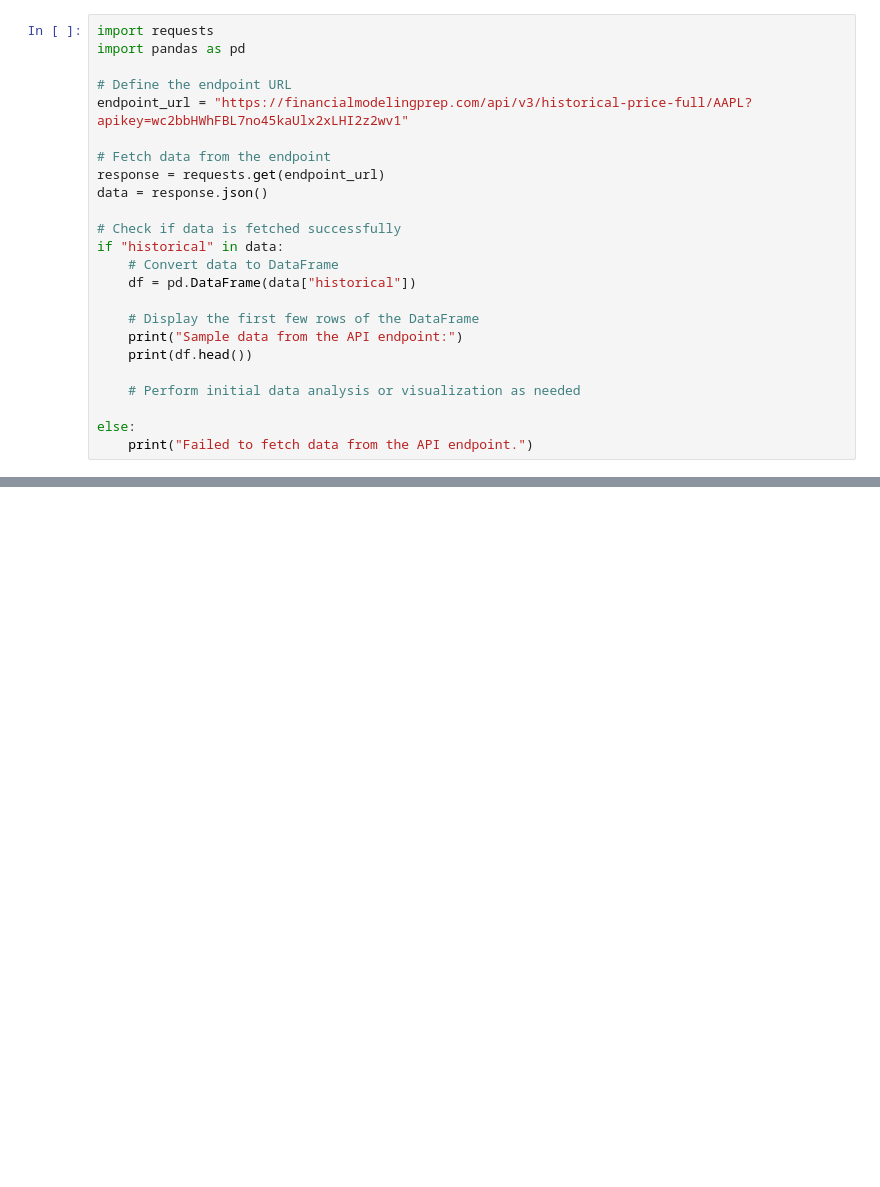
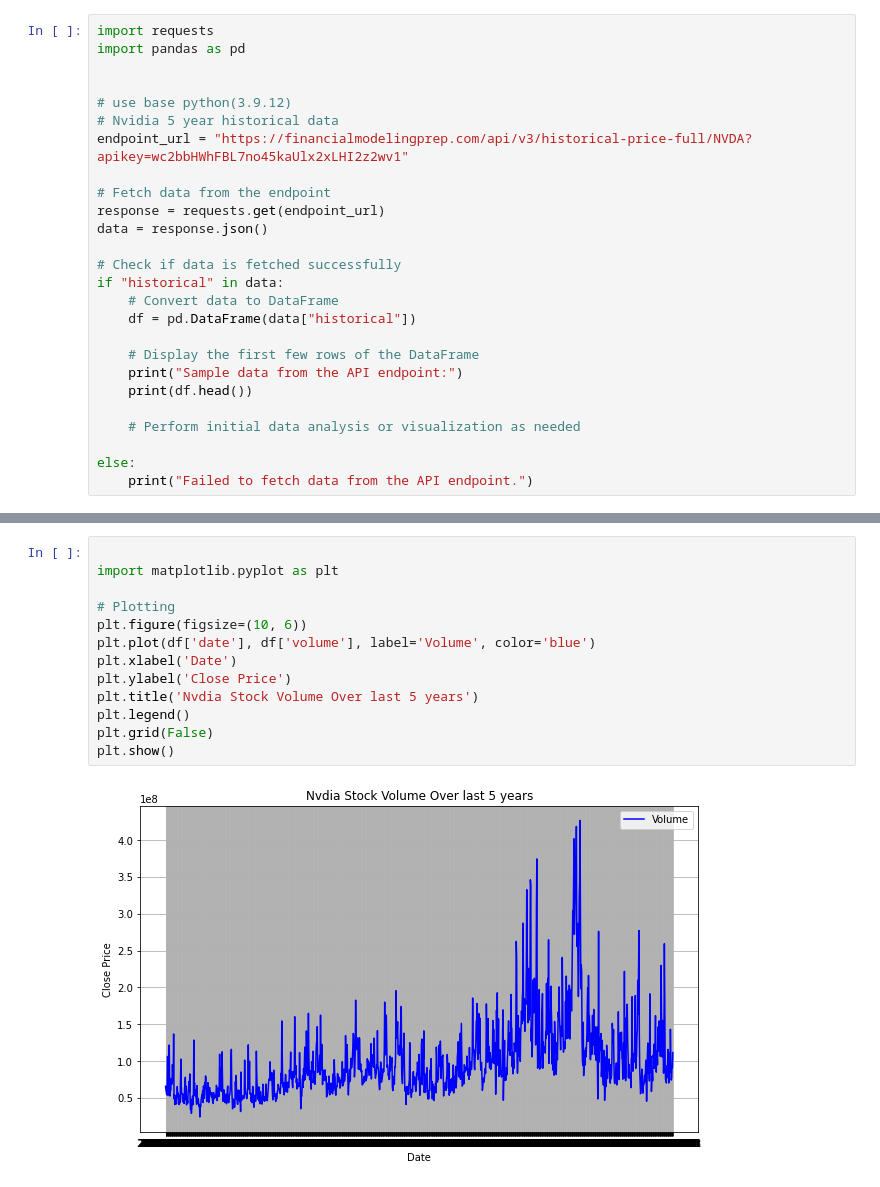
Before and after one commit to MabroorA/stocks-prediction-app, a Jupyter notebook: Machine-learning/Test-model.ipynb, the cells around one changed output, grey strips where cells are left out. Cells and saved outputs as stored; diff of their text form; blank space fills up the shorter version.

Commit message:
data displayed using pandas and matplotlib

```diff
--- a/Machine-learning/Test-model.ipynb
+++ b/Machine-learning/Test-model.ipynb
@@ -2,8 +2,10 @@
 import requests
 import pandas as pd
 
-# Define the endpoint URL
-endpoint_url = "https://financialmodelingprep.com/api/v3/historical-price-full/AAPL?apikey=wc2bbHWhFBL7no45kaUlx2xLHI2z2wv1"
+
+# use base python(3.9.12)
+# Nvidia 5 year historical data
+endpoint_url = "https://financialmodelingprep.com/api/v3/historical-price-full/NVDA?apikey=wc2bbHWhFBL7no45kaUlx2xLHI2z2wv1"
 
 # Fetch data from the endpoint
 response = requests.get(endpoint_url)
@@ -26,0 +47,15 @@ ModuleNotFoundError: No module named 'requests'
+# %%
+
+import matplotlib.pyplot as plt
+
+# Plotting
+plt.figure(figsize=(10, 6))
+plt.plot(df['date'], df['volume'], label='Volume', color='blue')
+plt.xlabel('Date')
+plt.ylabel('Close Price')
+plt.title('Nvdia Stock Volume Over last 5 years')
+plt.legend()
+plt.grid(False)
+plt.show()
+# %% [output]
+[figure, added]
```
Also changed, not shown: parts of 2 cells of this notebook.
